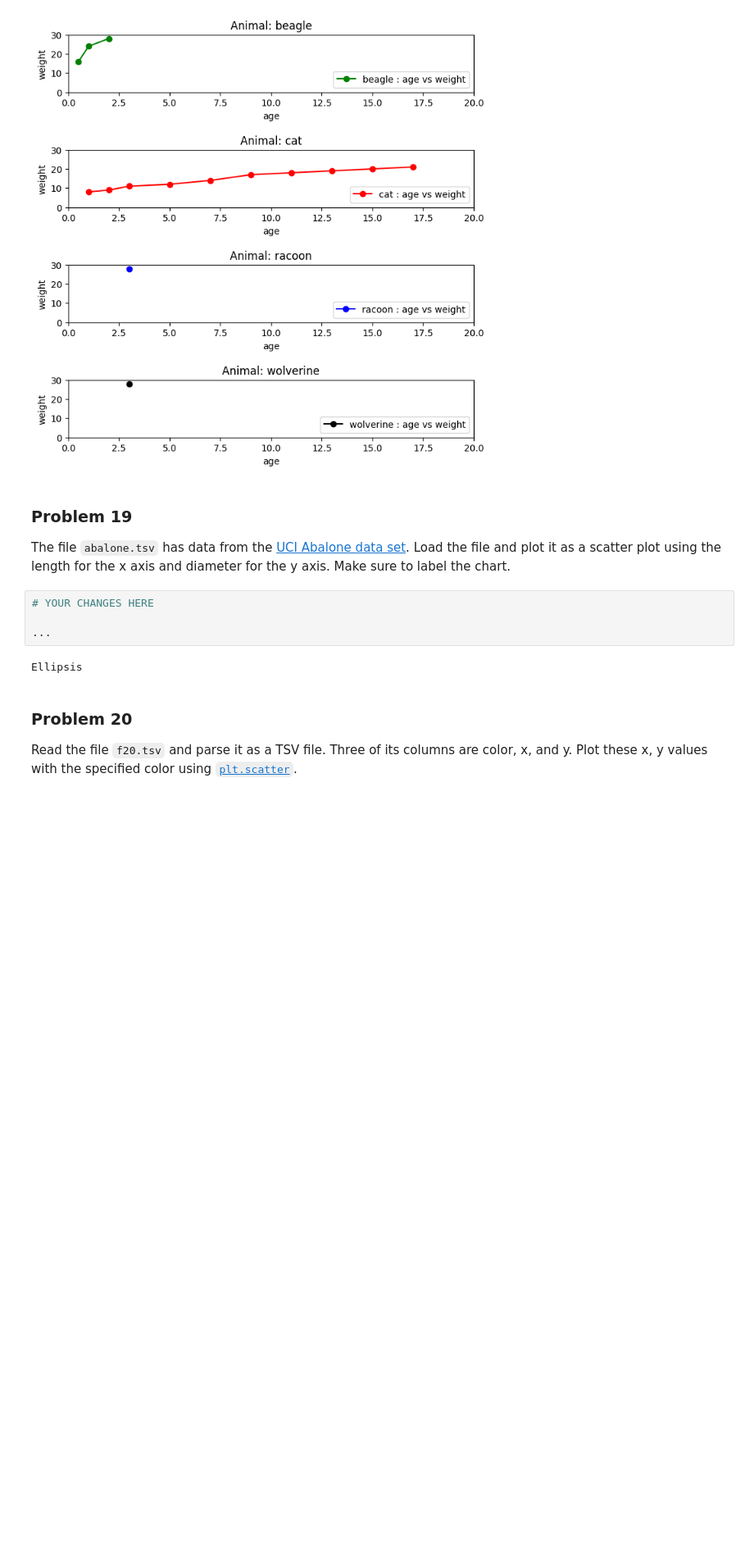
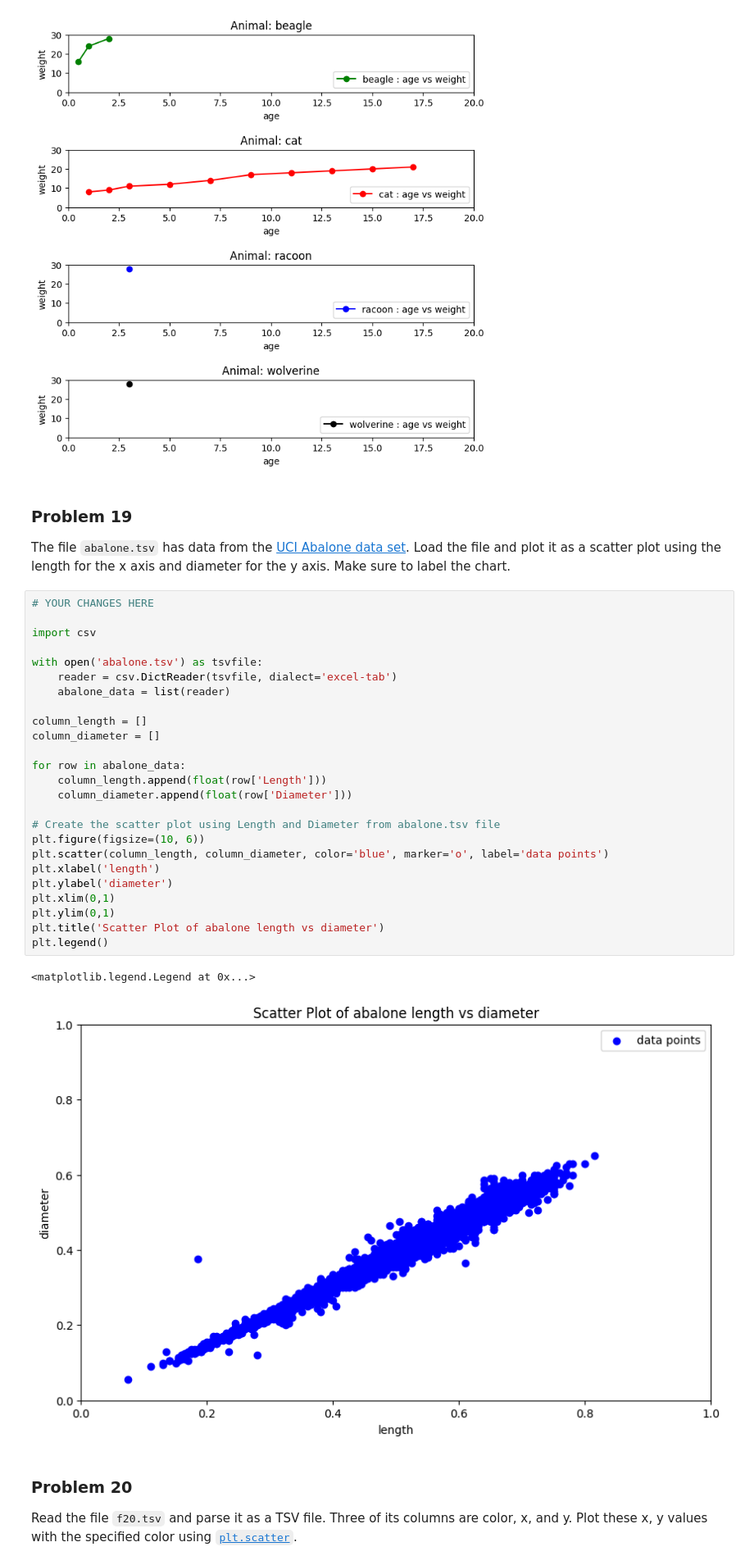
Before and after one commit to jasser-dh/dx602-homework-05, a Jupyter notebook: homework.ipynb, the cells around one changed output. Shown at 82% size. Cells and saved outputs as stored; diff of their text form; blank space fills up the shorter version.

```diff
--- a/homework.ipynb
+++ b/homework.ipynb
@@ -566,12 +566,34 @@ plt.subplots_adjust(hspace=1.0)
 The file `abalone.tsv` has data from the [UCI Abalone data set](https://archive.ics.uci.edu/dataset/1/abalone).
 Load the file and plot it as a scatter plot using the length for the x axis and diameter for the y axis.
 Make sure to label the chart.
-# %%
-# YOUR CHANGES HERE
-
-...
-# %% [output]
-Ellipsis
+# %%
+# YOUR CHANGES HERE
+
+import csv
+
+with open('abalone.tsv') as tsvfile:
+    reader = csv.DictReader(tsvfile, dialect='excel-tab')
+    abalone_data = list(reader)
+
+column_length = []
+column_diameter = []
+
+for row in abalone_data:
+    column_length.append(float(row['Length']))
+    column_diameter.append(float(row['Diameter']))
+
+# Create the scatter plot using Length and Diameter from abalone.tsv file
+plt.figure(figsize=(10, 6))
+plt.scatter(column_length, column_diameter, color='blue', marker='o', label='data points')
+plt.xlabel('length')
+plt.ylabel('diameter')
+plt.xlim(0,1)
+plt.ylim(0,1)
+plt.title('Scatter Plot of abalone length vs diameter')
+plt.legend()
+# %% [output]
+<matplotlib.legend.Legend at 0x...>
+[figure, added]
 # %% [markdown]
 ### Problem 20
 
```
Also changed, not shown: parts of 2 cells of this notebook.
